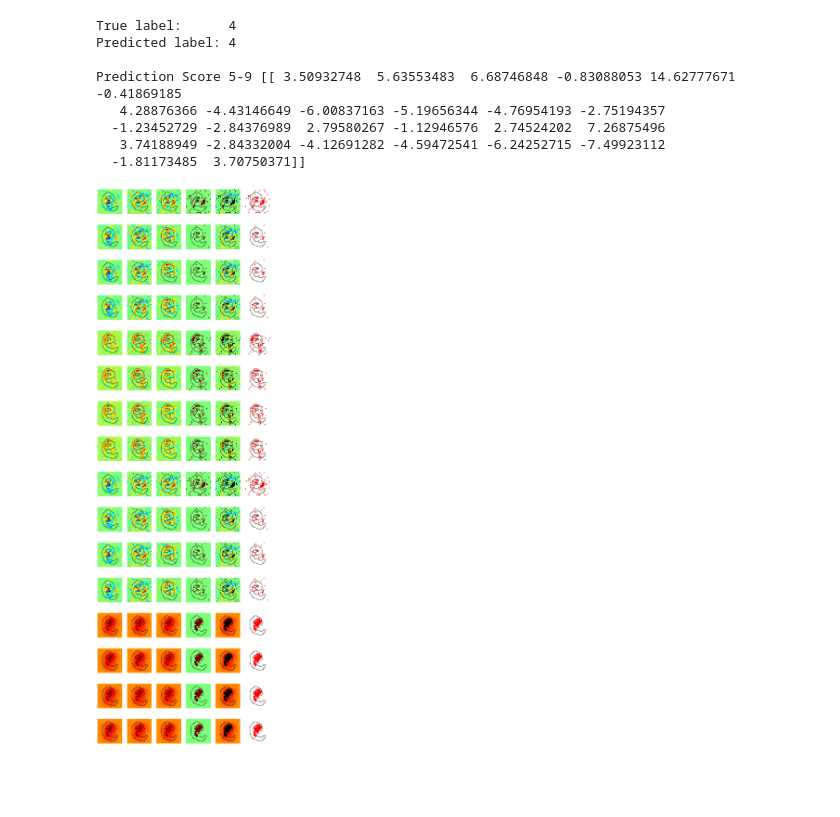
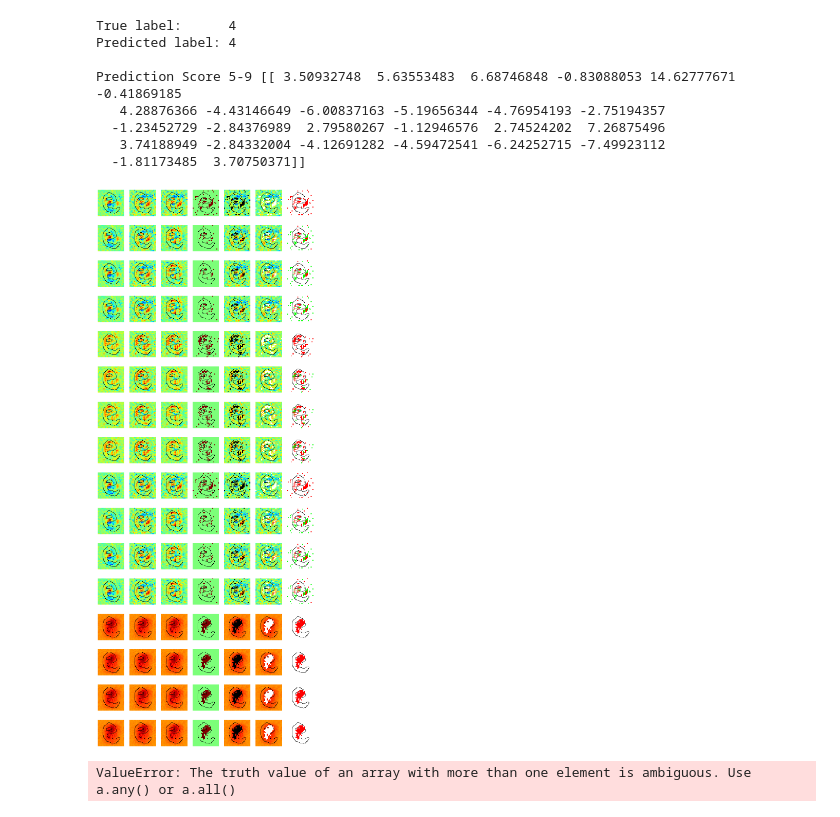
Before and after one commit to MichaelMMeskhi/TransferLRP, a Jupyter notebook: Mnist_Emnist-2.1.ipynb, the cells around one changed output. Drawn from its saved outputs; the diff is of its cells as text; code cells hidden in the pictures; blank space fills up the shorter version.

```diff
--- a/Mnist_Emnist-2.1.ipynb
+++ b/Mnist_Emnist-2.1.ipynb
@@ -238,10 +238,14 @@ for i in range(len(lrp_type)):
 
 #Top how many percent
 t = 10
+r = 0.
+g = 1.
+b = 0.
 
 hm_overlap = []
 commom_red_indices = []
 hm_overlap_black = []
+hm_overlap_black1 = []
 hm_overlap_white = []
 for i in range(len(lrp_type)):
     for j in range(len(reset_values)):
@@ -277,7 +281,11 @@ for i in range(len(lrp_type)):
         hm_overlap.append(hm)
 
         common_red2 = convertPixels_to_XY(common_red)
+#         print(indices1)
+        indices1_cord = convertPixels_to_XY(list(indices1[0]))
+
         tempImage = hm_target[lrp_type[i]][0].copy()
+        tempImage1 = hm_target[lrp_type[i]][0].copy()
 
         tempImage2 = hm_target[lrp_type[i]][0].copy()
 
@@ -286,16 +294,28 @@ for i in range(len(lrp_type)):
                 if tempImage2[row][col][0] != 0 or tempImage2[row][col][1] != 0 or tempImage2[row][col][2] != 0:
                     tempImage2[row][col][0] = tempImage2[row][col][1] = tempImage2[row][col][2] = 1.
 
+        for index in indices1_cord:
+            tempImage2[index[0]][index[1]][0] = r
+            tempImage2[index[0]][index[1]][1] = g
+            tempImage2[index[0]][index[1]][2] = b
+
         for index in common_red2:
 #             print(index[0], index[1])
             tempImage[index[0]][index[1]][0] = 0.
             tempImage[index[0]][index[1]][1] = 0.
             tempImage[index[0]][index[1]][2] = 0.
 
+            tempImage1[index[0]][index[1]][0] = 1.
+            tempImage1[index[0]][index[1]][1] = 1.
+            tempImage1[index[0]][index[1]][2] = 1.
+
             tempImage2[index[0]][index[1]][0] = 1.
             tempImage2[index[0]][index[1]][1] = 0.
             tempImage2[index[0]][index[1]][2] = 0.
+
+
         hm_overlap_black.append(tempImage)
+        hm_overlap_black1.append(tempImage1)
         hm_overlap_white.append(tempImage2)
 
 
@@ -320,31 +333,33 @@ for i in range(len(lrp_type)):
 # %%
 
-fig, grid = plt.subplots(16, 6, figsize=(15,50))
+fig, grid = plt.subplots(16, 7, figsize=(15,40))
 
 
 for i in range(len(lrp_type)*4):
 #     if i%4 == 0:
 #         print("LRP type - ", lrp_type[int(i/4)])
-    for j in range(6):
+    for j in range(7):
         if(j==0):
             image = hm_base[int(i/4)]
         elif(j==1):
             image = hm_target[lrp_type[int(i/4)]][0]
         elif(j==3):
             image = hm_overlap[i]
         elif(j==2):
             image = hm_target[lrp_type[int(i/4)]][i%4]
         elif(j==4):
             image = hm_overlap_black[i]
+        elif(j==5):
+            image = hm_overlap_black1[i]
         else:
             image = hm_overlap_white[i]
 
 
         grid[i, j].imshow(image)
         grid[i, j].axis('off')
 #     print("-------------------------------------------------")
 # %% [output]
-[figure, old version]
+[figure, new version]
 # %%
 # for i in range(len(lrp_type)):
 #     for j in range(len(reset_values)):
@@ -362,3 +377,20 @@ for i in range(len(lrp_type)*4):
 #             tempImage[index[0]][index[1]][2] = 0.
 #         plt.imshow(tempImage)
 #         plt.show()
+blackImage = np.zeros((84, 84, 3))
+# x = x[0]
+for row in range(len(x)):
+    for col in range(len(x[row])):
+        if x[row][col] >= 0.01:
+            print(x[row][col])
+            for p in range(3):
+                for q in range(3):
+                    blackImage[3*row+p][3*col+q][0] = 1.
+                    blackImage[3*row+p][3*col+q][1] = 1.
+                    blackImage[3*row+p][3*col+q][2] = 1.
+
+plt.imshow(blackImage)
+plt.show()
+plt.imshow(render.hm_to_rgb(x, x))
+# %% [output]
+ValueError: The truth value of an array with more than one element is ambiguous. Use a.any() or a.all()
```
Also changed, not shown: parts of 1 cell of this notebook.
